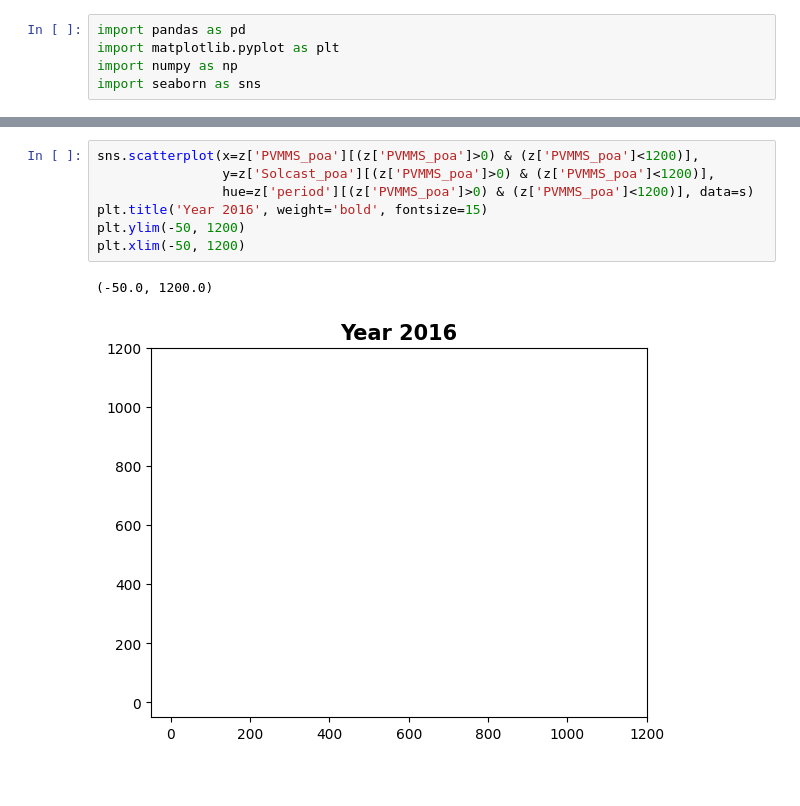
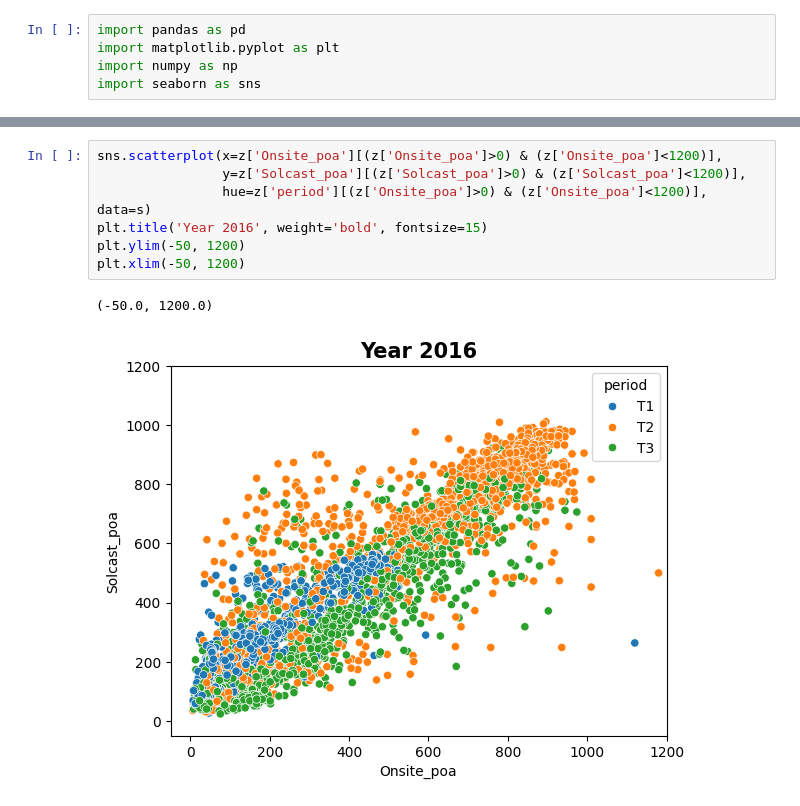
Before and after one commit to ene23033/repository, a Jupyter notebook: POA_NASA_Sol_PVMMS_hourly.ipynb, the cells around one changed output, grey strips where cells are left out. Drawn from its saved outputs; the diff is of its cells as text; blank space fills up the shorter version.

```diff
--- a/POA_NASA_Sol_PVMMS_hourly.ipynb
+++ b/POA_NASA_Sol_PVMMS_hourly.ipynb
@@ -194,12 +208,12 @@ See the caveats in the documentation: https://pandas.pydata.org/pandas-docs/stab
 # %%
-sns.scatterplot(x=z['PVMMS_poa'][(z['PVMMS_poa']>0) & (z['PVMMS_poa']<1200)],
-                y=z['Solcast_poa'][(z['PVMMS_poa']>0) & (z['PVMMS_poa']<1200)],
-                hue=z['period'][(z['PVMMS_poa']>0) & (z['PVMMS_poa']<1200)], data=s)
+sns.scatterplot(x=z['Onsite_poa'][(z['Onsite_poa']>0) & (z['Onsite_poa']<1200)],
+                y=z['Solcast_poa'][(z['Solcast_poa']>0) & (z['Solcast_poa']<1200)],
+                hue=z['period'][(z['Onsite_poa']>0) & (z['Onsite_poa']<1200)], data=s)
 plt.title('Year 2016', weight='bold', fontsize=15)
 plt.ylim(-50, 1200)
 plt.xlim(-50, 1200)
 # %% [output]
 (-50.0, 1200.0)
-[figure, old version]
+[figure, new version]
 # %%
 
```
Also changed, not shown: parts of 14 cells of this notebook.
